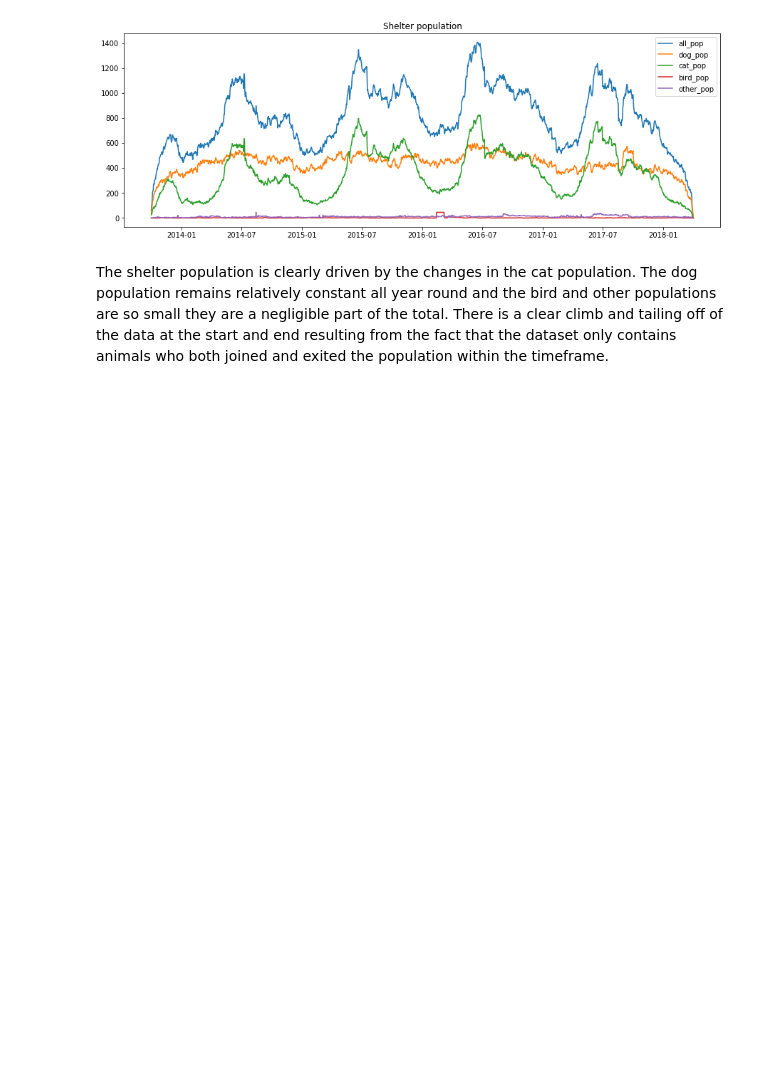
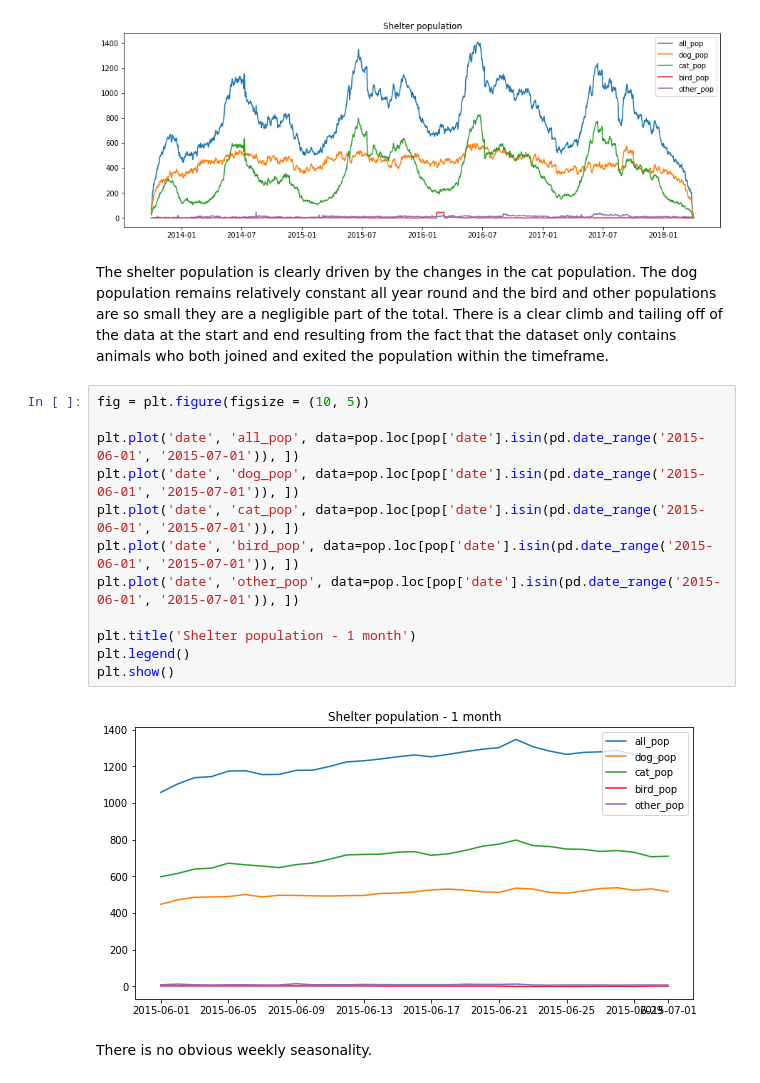
Before and after one commit to SmellsLikeCake/austin-animal-shelter, a Jupyter notebook: Austin-animal-shelter-write-up.ipynb, the cells around one changed output. Saved outputs shown, nothing was run; the diff lists cells and outputs as text; blank space fills up the shorter version.

Commit message:
supplementary data

```diff
--- a/Austin-animal-shelter-write-up.ipynb
+++ b/Austin-animal-shelter-write-up.ipynb
@@ -386,3 +390,19 @@ plt.show()
 [figure]
 # %% [markdown]
 The shelter population is clearly driven by the changes in the cat population. The dog population remains relatively constant all year round and the bird and other populations are so small they are a negligible part of the total. There is a clear climb and tailing off of the data at the start and end resulting from the fact that the dataset only contains animals who both joined and exited the population within the timeframe.
+# %%
+fig = plt.figure(figsize = (10, 5))
+
+plt.plot('date', 'all_pop', data=pop.loc[pop['date'].isin(pd.date_range('2015-06-01', '2015-07-01')), ])
+plt.plot('date', 'dog_pop', data=pop.loc[pop['date'].isin(pd.date_range('2015-06-01', '2015-07-01')), ])
+plt.plot('date', 'cat_pop', data=pop.loc[pop['date'].isin(pd.date_range('2015-06-01', '2015-07-01')), ])
+plt.plot('date', 'bird_pop', data=pop.loc[pop['date'].isin(pd.date_range('2015-06-01', '2015-07-01')), ])
+plt.plot('date', 'other_pop', data=pop.loc[pop['date'].isin(pd.date_range('2015-06-01', '2015-07-01')), ])
+
+plt.title('Shelter population - 1 month')
+plt.legend()
+plt.show()
+# %% [output]
+[figure, added]
+# %% [markdown]
+There is no obvious weekly seasonality.
```
Also changed, not shown: parts of 28 cells of this notebook.
